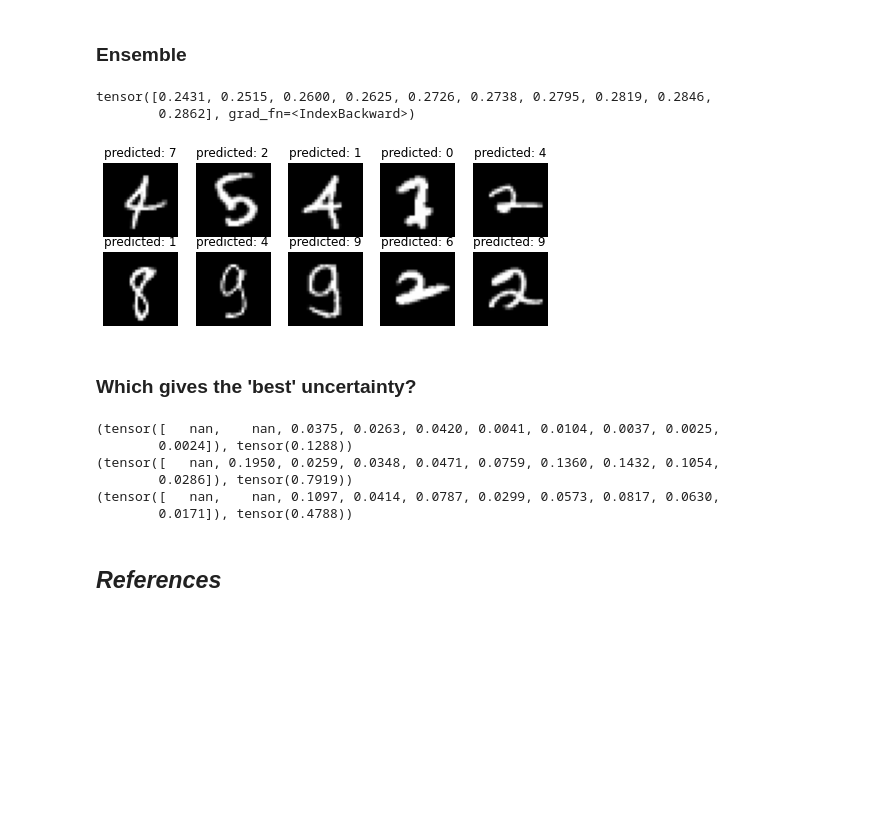
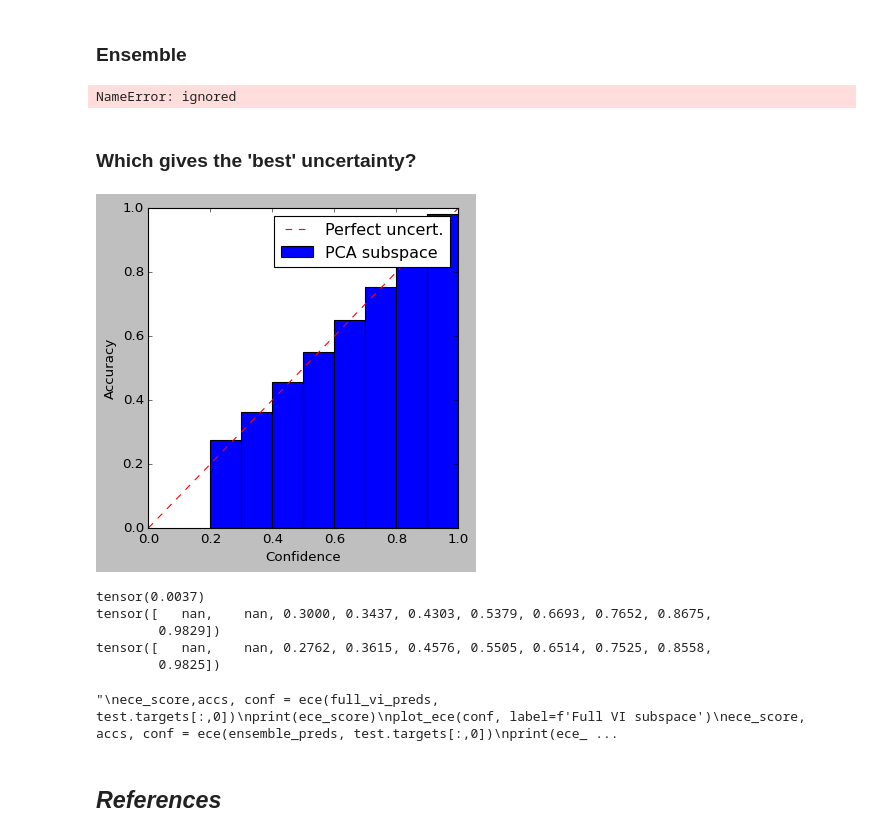
Before and after one commit to ymohamedahmed/drbayes, a Jupyter notebook: SIBDL_demo_group_13.ipynb, the cells around one changed output. Saved outputs shown, nothing was run; the diff lists cells and outputs as text; code cells hidden in the pictures; blank space fills up the shorter version.

```diff
--- a/SIBDL_demo_group_13.ipynb
+++ b/SIBDL_demo_group_13.ipynb
@@ -433,30 +442,30 @@ tensor([0.2196, 0.2302, 0.2439, 0.2499, 0.2523, 0.2538, 0.2639, 0.2672, 0.2686,
 # %% [markdown]
 ### Ensemble
 # %%
-test_loader = torch.utils.data.DataLoader(test,batch_size=1)
-ensemble_preds = torch.zeros(len(test_loader), 10)
-for i, (x,y) in enumerate(test_loader):
-  x = x.to(device)
-  output = torch.zeros(1,10).to(device)
-  for m in ensemble.ensemble:
-    m.to(device)
-    output += F.softmax(m(x), dim=1)
-  ensemble_preds[i] = output/ensemble.N
+# test_loader = torch.utils.data.DataLoader(test,batch_size=1)
+# ensemble_preds = torch.zeros(len(test_loader), 10)
 
-inds = torch.max(ensemble_preds,dim=1)[0].argsort()[:10]
+# for i, (x,y) in enumerate(test_loader):
+#   x = x.to(device)
+#   output = torch.zeros(1,10).to(device)
+#   for m in ensemble.ensemble:
+#     m.to(device)
+#     output += F.softmax(m(x), dim=1)
+#   ensemble_preds[i] = output/ensemble.N
+
+inds = torch.max(ensemble_preds,dim=1)[0].argsort()[:20]
 print(torch.max(ensemble_preds,dim=1)[0][inds])
-fig,axs = plt.subplots(figsize=(8,3),nrows=2, ncols=5)
+fig,axs = plt.subplots(figsize=(5,2),nrows=4, ncols=5)
 axs = axs.flatten()
 for i,im in enumerate(test_loader.dataset.data[inds]):
   ax = axs[i]
   ax.imshow(im,cmap='gray')
   ax.set_axis_off()
-  ax.title.set_text(f'predicted: {ensemble_preds[i].argmax()}')
+  # ax.title.set_text(f'predicted: {ensemble_preds[i].argmax()}')
+plt.savefig("ensemble.png")
 plt.show()
 # %% [output]
-tensor([0.2431, 0.2515, 0.2600, 0.2625, 0.2726, 0.2738, 0.2795, 0.2819, 0.2846,
-        0.2862], grad_fn=<IndexBackward>)
+NameError: ignored
-[figure, removed]
 # %% [markdown]
 ### Which gives the 'best' uncertainty?
 # %%
@@ -465,24 +474,50 @@ def ece(predictions, y, bins=10):
   confidences = predictions.max(dim=1)[0]
   l = np.linspace(0,1,bins+1)
   ece = torch.zeros(bins)
+  accs = torch.zeros(bins)
+  confs = torch.zeros(bins)
   N = y.size(0)
   for ind, (lower,upper) in enumerate(zip(l[:-1], l[1:])):
     indxs = torch.logical_and((confidences<upper),(confidences>=lower))
     acc = (1.*(preds[indxs] == y[indxs])).mean().item()
     conf = confidences[indxs].mean().item()
-    ece[ind] = (indxs.size(0)/N) * np.abs(acc-conf)
-  return ece, ece.nansum()
+    ece[ind] = ((1.*indxs).sum().item()/N) * np.abs(acc-conf)
+    accs[ind], confs[ind] = acc, conf
+  return ece.nansum(), accs, confs
+# %%
+def plot_ece(confs, label):
+  width=0.1
+  fig, ax = plt.subplots(figsize=(5,5))
+  ax.bar(np.linspace(0,.9,10)+.05, confs, width=width, label=label)
+  ax.plot(np.linspace(0,1,11),np.linspace(0,1,11),linestyle='--',label='Perfect uncert.', color='red')
+  ax.set_ylabel("Accuracy")
+  ax.set_xlabel("Confidence")
+  plt.legend()
+  plt.savefig(label.replace(" ","-") + ".pdf")
+  plt.show()
 # %%
-print(ece(vi_preds, test.targets[:,0]))
-print(ece(full_vi_preds, test.targets[:,0]))
-print(ece(ensemble_preds, test.targets[:,0]))
+plt.style.use('classic')
+ece_score, accs, conf = ece(vi_preds, test.targets[:,0])
+plot_ece(conf, label=f'PCA subspace')
+print(ece_score)
+print(accs)
+print(conf)
+'''
+ece_score,accs, conf = ece(full_vi_preds, test.targets[:,0])
+print(ece_score)
+plot_ece(conf, label=f'Full VI subspace')
+ece_score, accs, conf = ece(ensemble_preds, test.targets[:,0])
+print(ece_score)
+plot_ece(conf, label=f'Ensemble')
+'''
 # %% [output]
+[figure, added]
-(tensor([   nan,    nan, 0.0375, 0.0263, 0.0420, 0.0041, 0.0104, 0.0037, 0.0025,
-        0.0024]), tensor(0.1288))
-(tensor([   nan, 0.1950, 0.0259, 0.0348, 0.0471, 0.0759, 0.1360, 0.1432, 0.1054,
-        0.0286]), tensor(0.7919))
-(tensor([   nan,    nan, 0.1097, 0.0414, 0.0787, 0.0299, 0.0573, 0.0817, 0.0630,
-        0.0171]), tensor(0.4788))
+tensor(0.0037)
+tensor([   nan,    nan, 0.3000, 0.3437, 0.4303, 0.5379, 0.6693, 0.7652, 0.8675,
+        0.9829])
+tensor([   nan,    nan, 0.2762, 0.3615, 0.4576, 0.5505, 0.6514, 0.7525, 0.8558,
+        0.9825])
+"\nece_score,accs, conf = ece(full_vi_preds, test.targets[:,0])\nprint(ece_score)\nplot_ece(conf, label=f'Full VI subspace')\nece_score, accs, conf = ece(ensemble_preds, test.targets[:,0])\nprint(ece_ ...
 # %% [markdown]
 ## _References_
 # %% [markdown]
```
Also changed, not shown: parts of 17 cells of this notebook.
